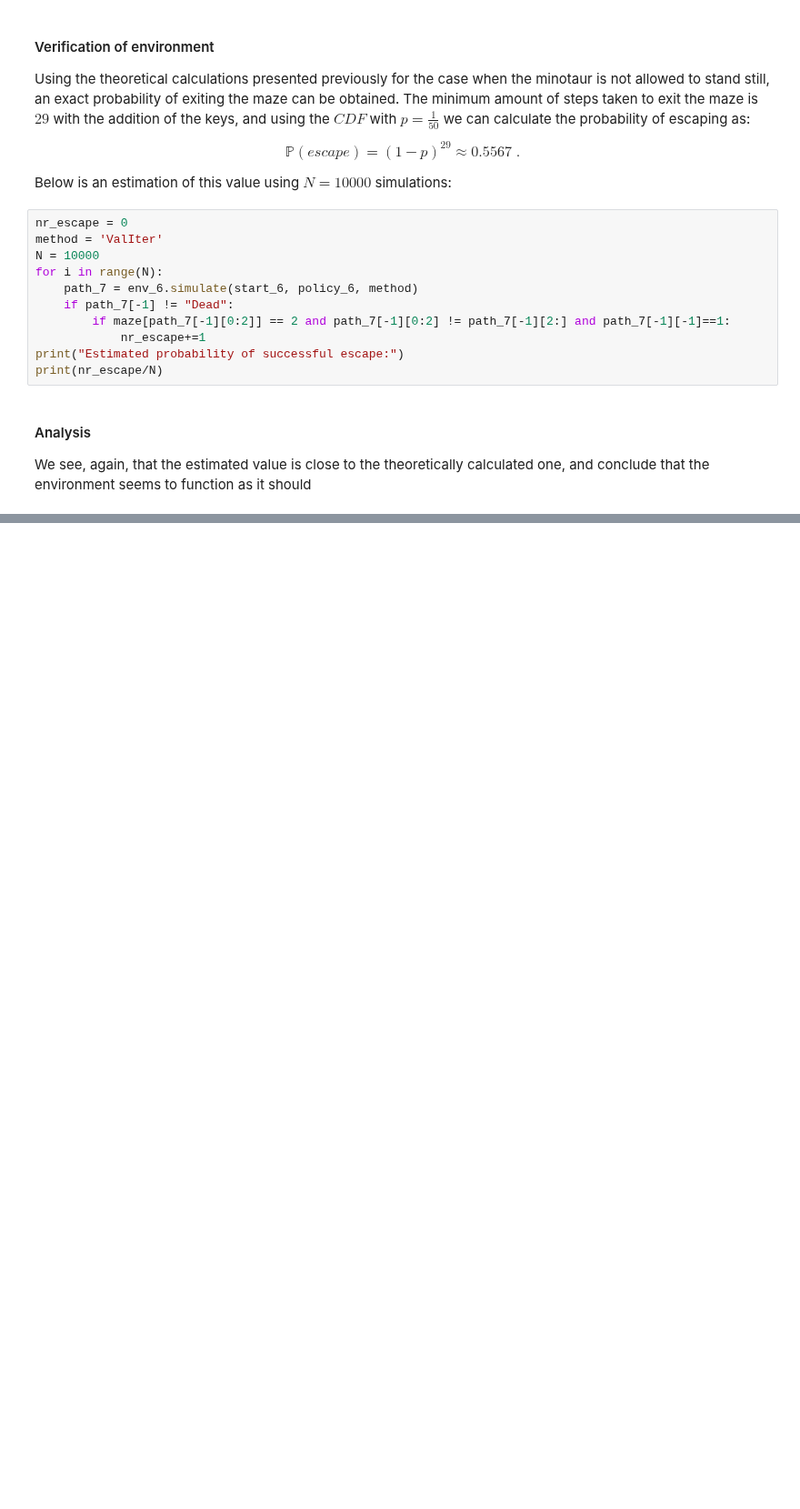
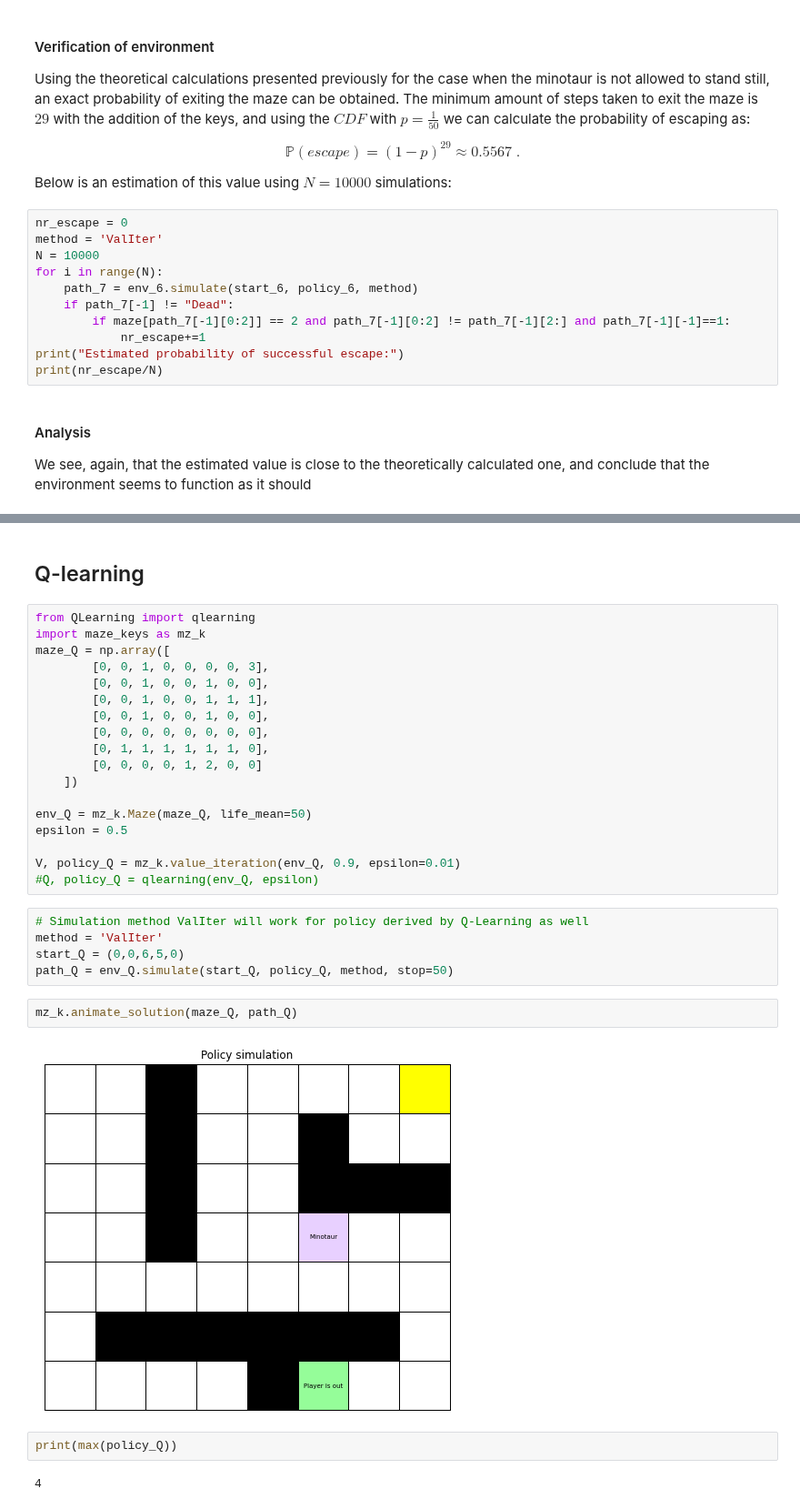
Before and after one commit to lxpr/EL2805-Reinforcement-Learning-Labs, a Jupyter notebook: lab1/Lab_1.ipynb, the cells around one changed output, grey strips where cells are left out. Shown at 91% size. Cells and saved outputs as stored; diff of their text form; blank space fills up the shorter version.

```diff
--- a/lab1/Lab_1.ipynb
+++ b/lab1/Lab_1.ipynb
@@ -336,0 +334,33 @@ We see, again, that the estimated value is close to the theoretically calculated
+# %% [markdown]
+## Q-learning
+# %%
+from QLearning import qlearning
+import maze_keys as mz_k
+maze_Q = np.array([
+        [0, 0, 1, 0, 0, 0, 0, 3],
+        [0, 0, 1, 0, 0, 1, 0, 0],
+        [0, 0, 1, 0, 0, 1, 1, 1],
+        [0, 0, 1, 0, 0, 1, 0, 0],
+        [0, 0, 0, 0, 0, 0, 0, 0],
+        [0, 1, 1, 1, 1, 1, 1, 0],
+        [0, 0, 0, 0, 1, 2, 0, 0]
+    ])
+
+env_Q = mz_k.Maze(maze_Q, life_mean=50)
+epsilon = 0.5
+
+V, policy_Q = mz_k.value_iteration(env_Q, 0.9, epsilon=0.01)
+#Q, policy_Q = qlearning(env_Q, epsilon)
+# %%
+# Simulation method ValIter will work for policy derived by Q-Learning as well
+method = 'ValIter'
+start_Q = (0,0,6,5,0)
+path_Q = env_Q.simulate(start_Q, policy_Q, method, stop=50)
+# %%
+mz_k.animate_solution(maze_Q, path_Q)
+# %% [output]
+[figure, added]
+# %%
+print(max(policy_Q))
+# %% [output]
+4
```
Also changed, not shown: parts of 2 cells of this notebook, 4 other files.
